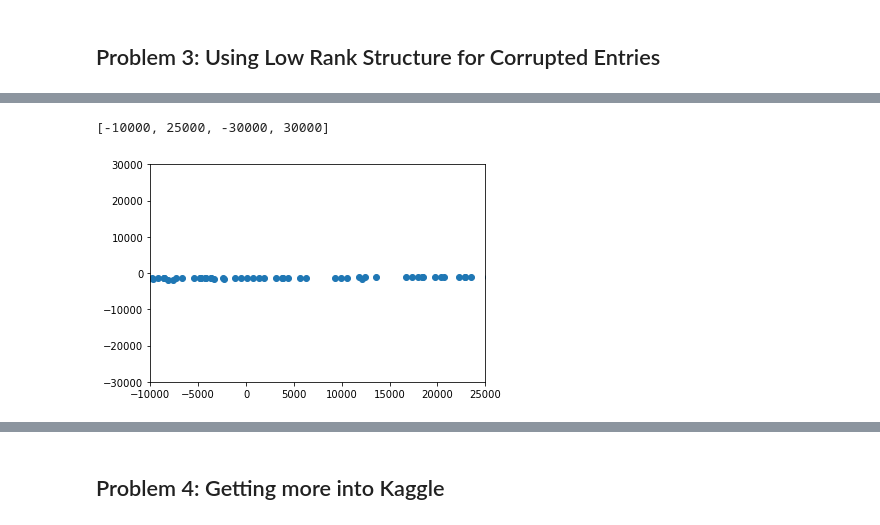
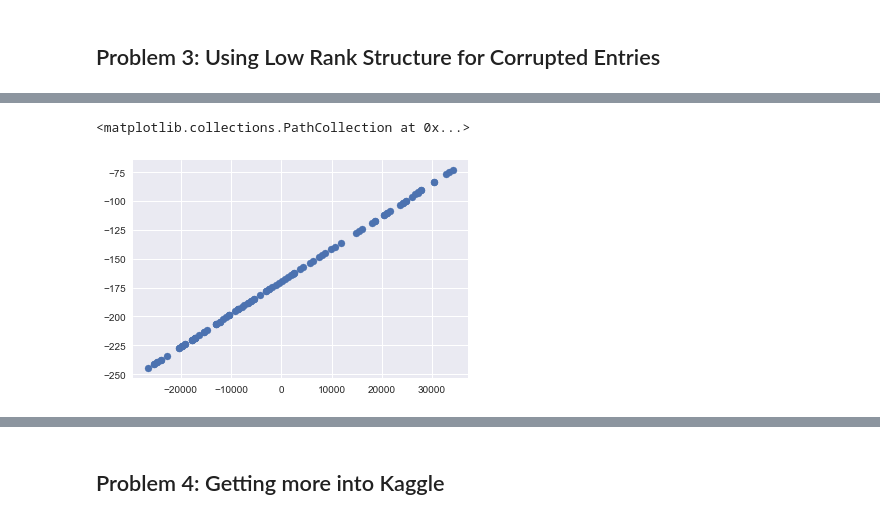
Before and after one commit to carolineeeyao/DSLAB, a Jupyter notebook: Lab4/Lab4.ipynb, the cells around one changed output, grey strips where cells are left out. Saved outputs shown, nothing was run; the diff lists cells and outputs as text; code cells hidden in the pictures.

```diff
--- a/Lab4/Lab4.ipynb
+++ b/Lab4/Lab4.ipynb
@@ -152,0 +147,21 @@ plt.axis([-10000, 25000, -30000, 30000])
+# %%
+corrMat1 = np.genfromtxt('inputs/CorrMat1.csv', delimiter=',')
+from sklearn.decomposition import PCA
+
+print "Corrupt Matrix:"
+plt.imshow(corrMat1,cmap="RdBu")
+plt.colorbar()
+plt.show()
+
+# make symmetric
+for i in range(corrMat1.shape[0]):
+    for j in range(corrMat1.shape[1]):
+        if(not np.isclose(corrMat1[i][j], corrMat1[j][i])):
+            val = corrMat1[i][j] if (not np.isclose(corrMat1[i][j], 9999)) else corrMat1[j][i]
+            corrMat1[i][j] = val
+            corrMat1[j][i] = val
+
+pca = PCA(n_components=2)
+# rank 2 approximation
+transformed = pca.fit_transform(corrMat1)
+plt.scatter(transformed[:,0],transformed[:,1])
@@ -153,12 +173,12 @@ plt.axis([-10000, 25000, -30000, 30000])
 # %%
-uncorrPoints = transformed[np.logical_and(transformed[:,1]>-5000,transformed[:,1]<5000)]
+uncorrPoints = transformed[np.logical_and(transformed[:,1]>-400,transformed[:,1]<2000)]
 corrPoints = np.array([i for i in transformed if not i in uncorrPoints])
+# project points onto best fit line of uncorrupted data
 corrPoints[:,1] = np.poly1d(np.polyfit(uncorrPoints[:,0], uncorrPoints[:,1], 1))(corrPoints[:,0])
 newPoints = np.append(uncorrPoints,corrPoints, axis=0)
 plt.scatter(newPoints[:,0],newPoints[:,1])
-plt.axis([-10000, 25000, -30000, 30000])
 # %% [output]
-[-10000, 25000, -30000, 30000]
+<matplotlib.collections.PathCollection at 0x...>
-[figure, old version]
+[figure, new version]
 # %%
 uncorrMat1 = np.dot(newPoints,pca.components_)
```
Also changed, not shown: parts of 56 cells of this notebook, 9 other files.
